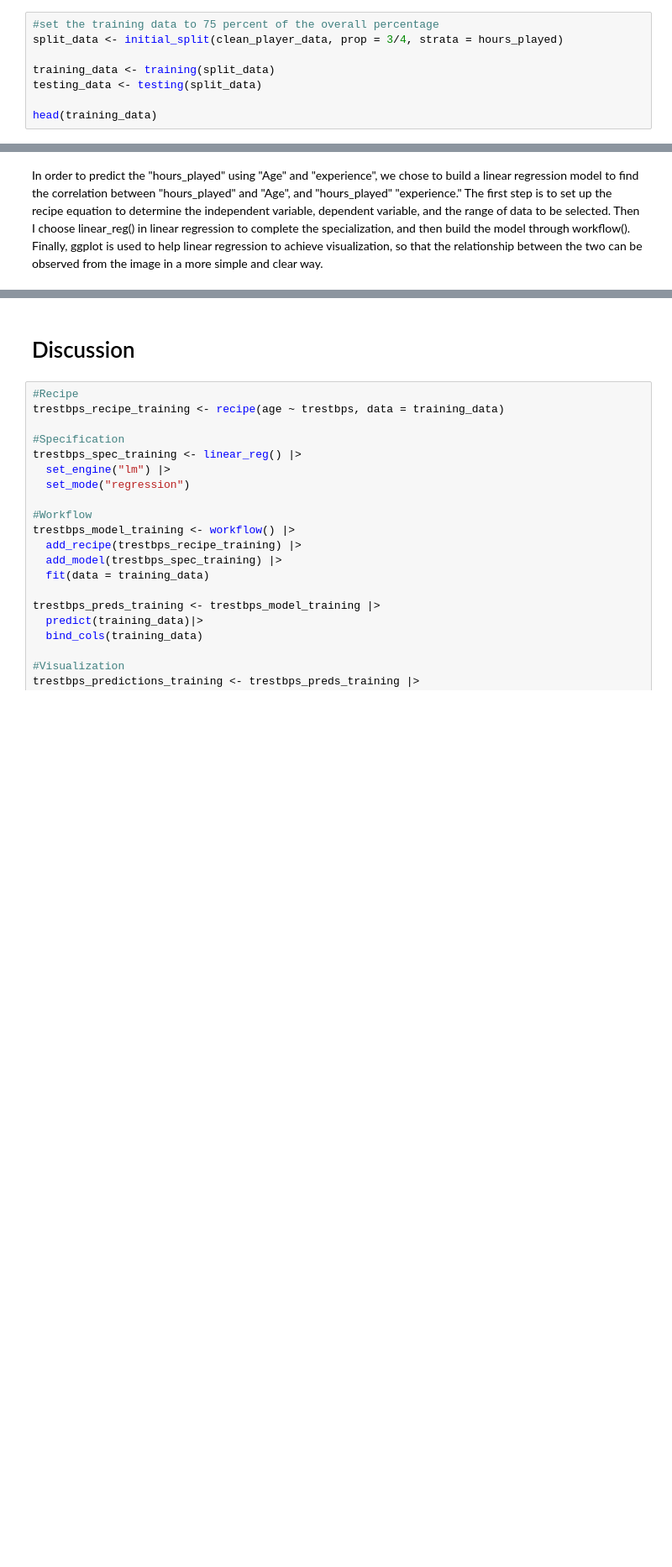
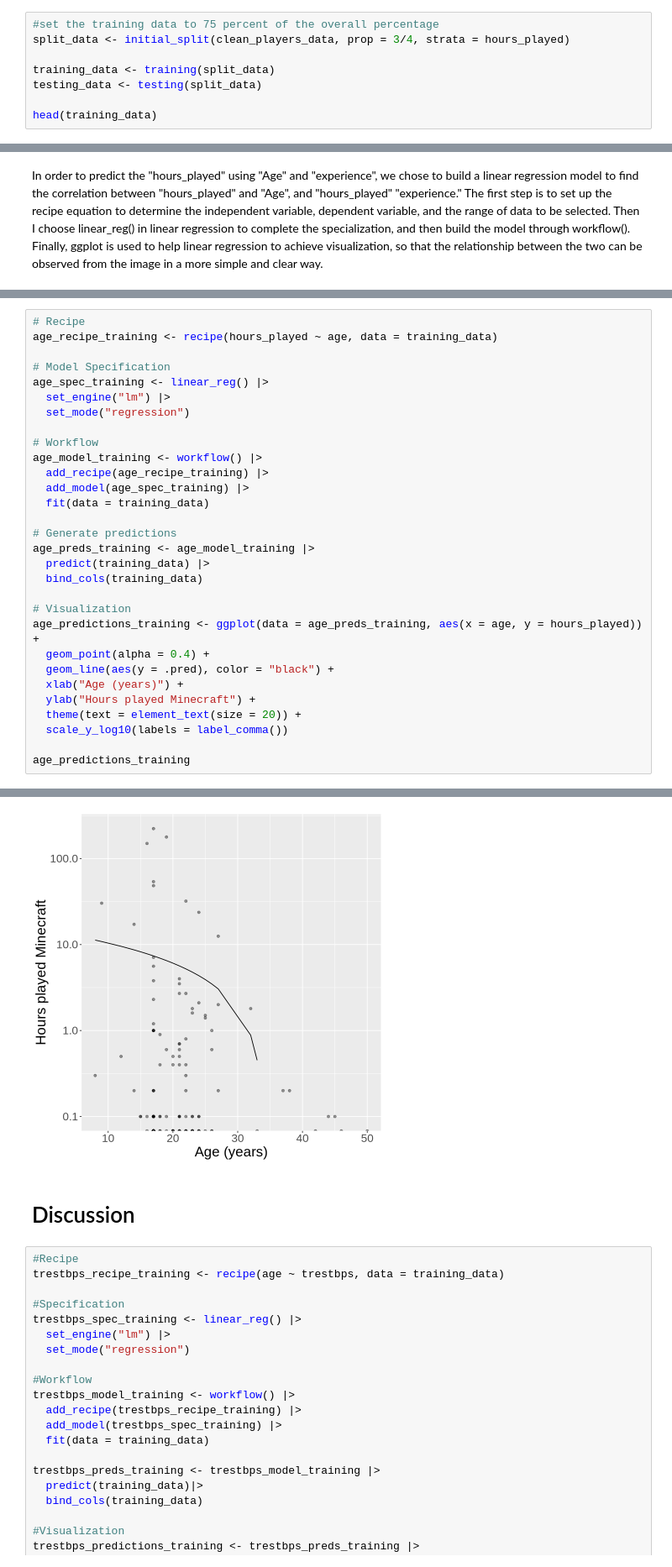
Before and after one commit to azoli113/DSCI100-Project-Group-006-36, a Jupyter notebook: Final Project.ipynb, the cells around one changed output, grey strips where cells are left out. Shown at 84% size. Drawn from its saved outputs; the diff is of its cells as text; blank space fills up the shorter version.

```diff
--- a/Final Project.ipynb
+++ b/Final Project.ipynb
@@ -159,7 +161,7 @@ Warning message:
 ## 2.5 Splitting Data
 # %%
 #set the training data to 75 percent of the overall percentage
-split_data <- initial_split(clean_player_data, prop = 3/4, strata = hours_played)
+split_data <- initial_split(clean_players_data, prop = 3/4, strata = hours_played)
 
 training_data <- training(split_data)
 testing_data <- testing(split_data)
@@ -173,0 +186,31 @@ In order to predict the "hours_played" using "Age" and "experience", we chose to
+# %%
+# Recipe
+age_recipe_training <- recipe(hours_played ~ age, data = training_data)
+
+# Model Specification
+age_spec_training <- linear_reg() |>
+  set_engine("lm") |>
+  set_mode("regression")
+
+# Workflow
+age_model_training <- workflow() |>
+  add_recipe(age_recipe_training) |>
+  add_model(age_spec_training) |>
+  fit(data = training_data)
+
+# Generate predictions
+age_preds_training <- age_model_training |>
+  predict(training_data) |>
+  bind_cols(training_data)
+
+# Visualization
+age_predictions_training <- ggplot(data = age_preds_training, aes(x = age, y = hours_played)) +
+  geom_point(alpha = 0.4) +
+  geom_line(aes(y = .pred), color = "black") +
+  xlab("Age (years)") +
+  ylab("Hours played Minecraft") +
+  theme(text = element_text(size = 20)) +
+  scale_y_log10(labels = label_comma())
+
+age_predictions_training
+# %% [output]
@@ -174,3 +229,4 @@ In order to predict the "hours_played" using "Age" and "experience", we chose to
+[figure, added]
 # %% [markdown]
 # Discussion
 # %%
```
Also changed, not shown: parts of 7 cells of this notebook.
